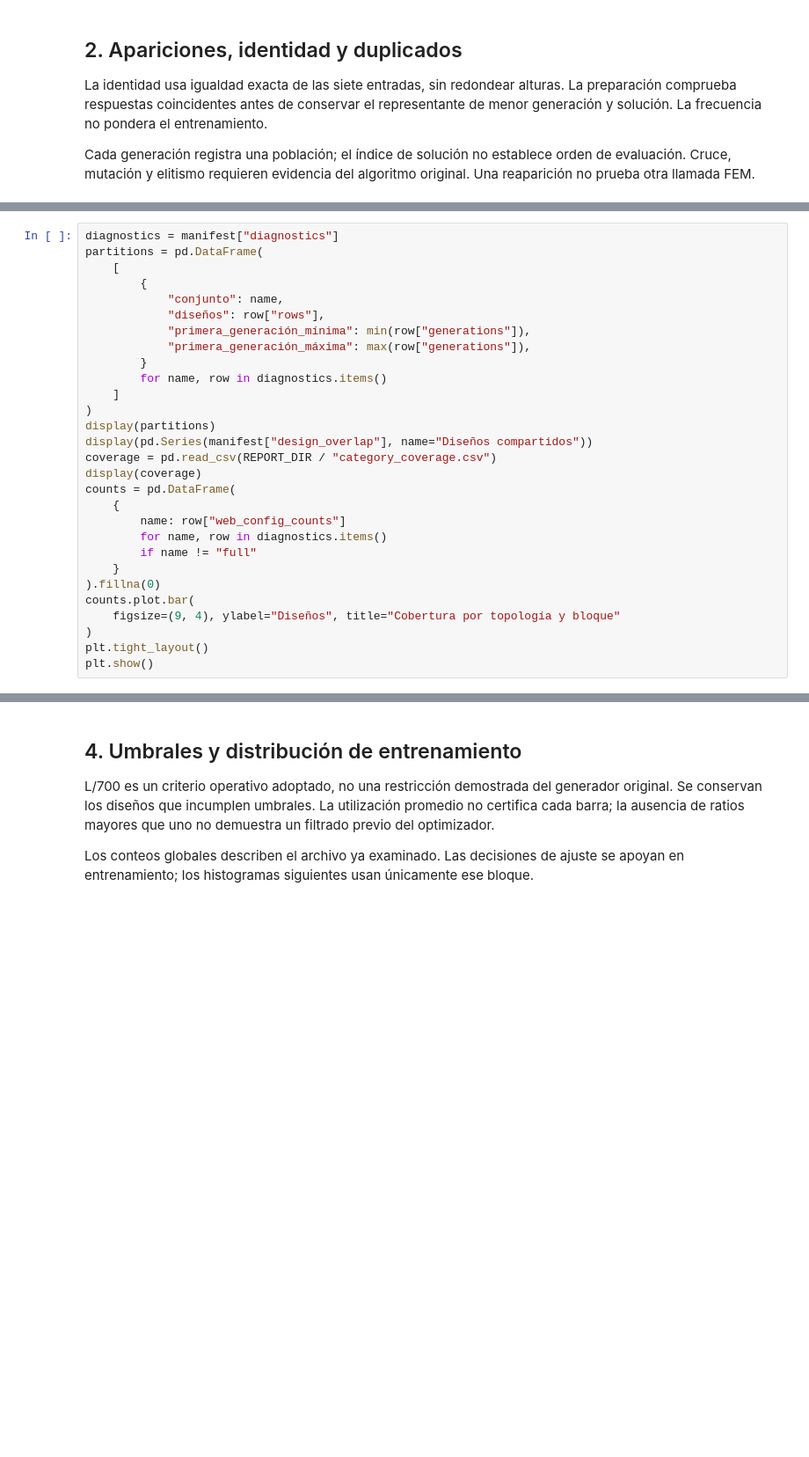
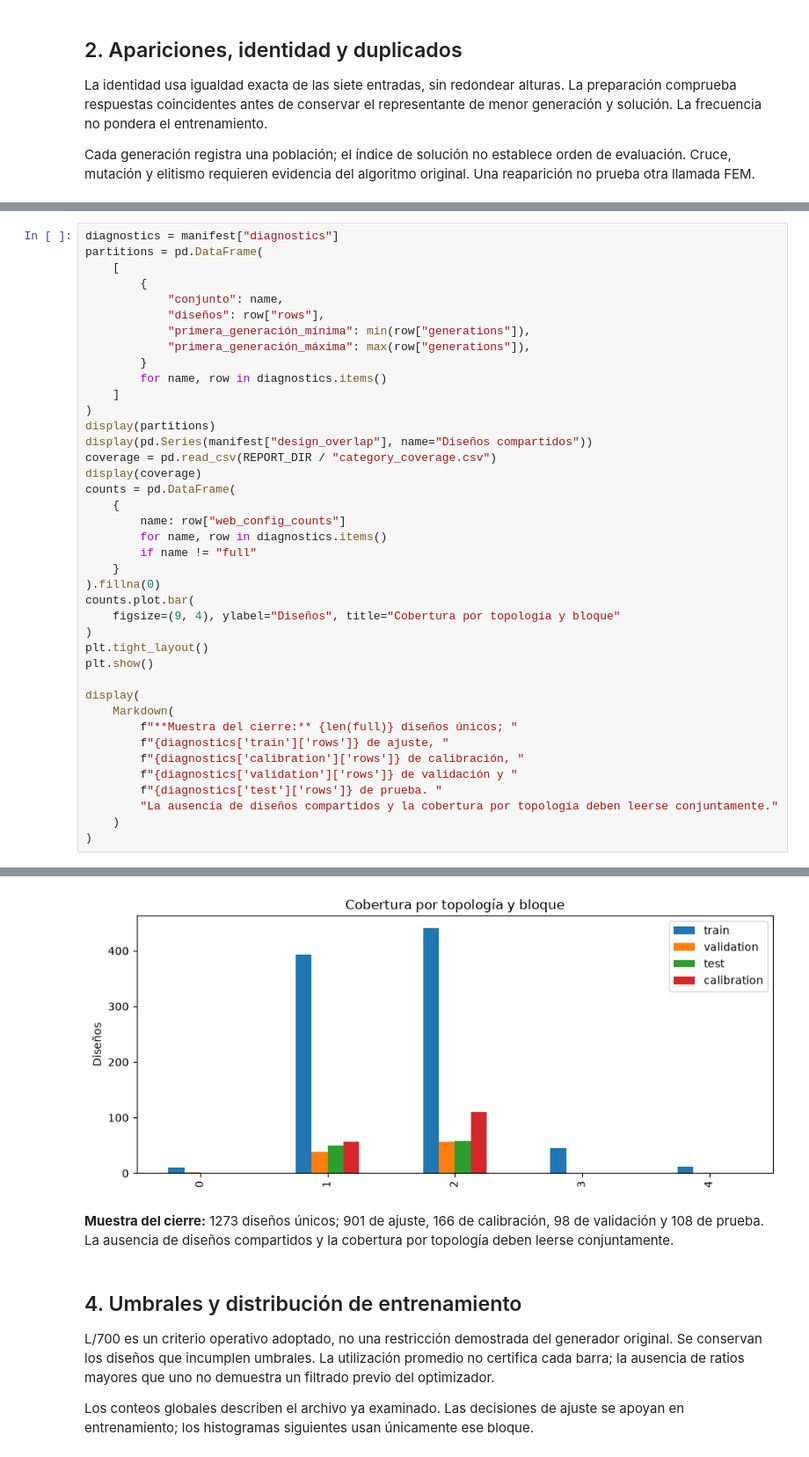
Before and after one commit to cezartdev/proyecto_de_titulo, a Jupyter notebook: notebooks/01_datos.ipynb, the cells around one changed output, grey strips where cells are left out. Shown at 88% size. Drawn from its saved outputs; the diff is of its cells as text; blank space fills up the shorter version.

```diff
--- a/notebooks/01_datos.ipynb
+++ b/notebooks/01_datos.ipynb
@@ -92,3 +132,15 @@ counts.plot.bar(
 )
 plt.tight_layout()
 plt.show()
+
+display(
+    Markdown(
+        f"**Muestra del cierre:** {len(full)} diseños únicos; "
+        f"{diagnostics['train']['rows']} de ajuste, "
+        f"{diagnostics['calibration']['rows']} de calibración, "
+        f"{diagnostics['validation']['rows']} de validación y "
+        f"{diagnostics['test']['rows']} de prueba. "
+        "La ausencia de diseños compartidos y la cobertura por topología deben leerse conjuntamente."
+    )
+)
+# %% [output]
@@ -95,3 +177,5 @@ plt.show()
+[figure, added]
+**Muestra del cierre:** 1273 diseños únicos; 901 de ajuste, 166 de calibración, 98 de validación y 108 de prueba. La ausencia de diseños compartidos y la cobertura por topología deben leerse conjuntamente.
 # %% [markdown]
 ## 4. Umbrales y distribución de entrenamiento
 
```
Also changed, not shown: parts of 9 cells of this notebook, 31 other files.
